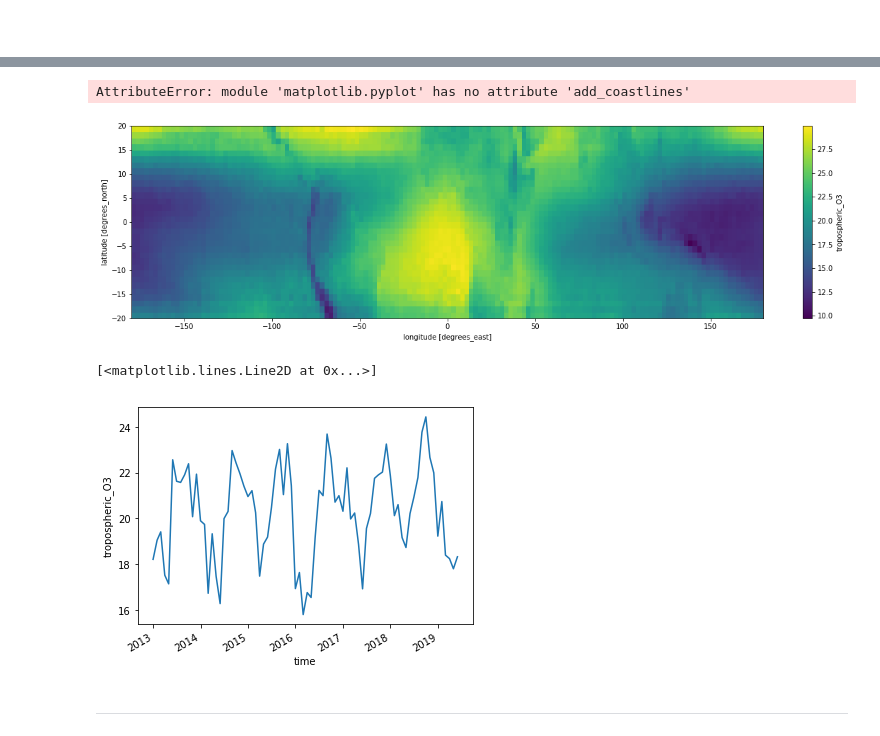
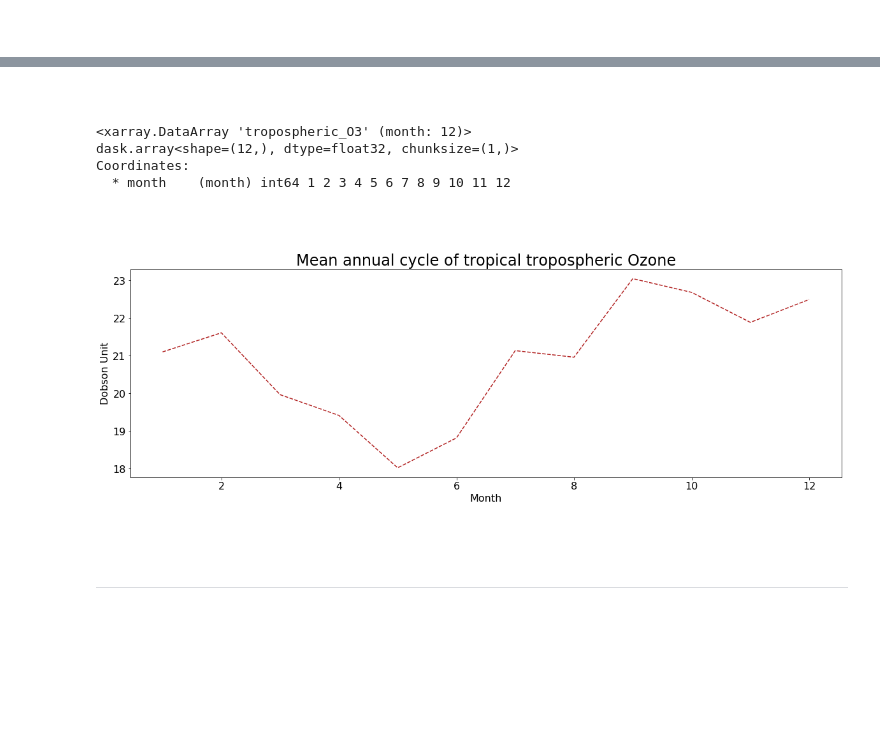
Before and after one commit to federicofierli1/LTPy_Notebooks_satellite_copernicus, a Jupyter notebook: 32_ltpy_v01_AC_SAF_L3_case_study.ipynb, the cells around one changed output, grey strips where cells are left out. Cells and saved outputs as stored; diff of their text form; code cells hidden in the pictures; blank space fills up the shorter version.

```diff
--- a/32_ltpy_v01_AC_SAF_L3_case_study.ipynb
+++ b/32_ltpy_v01_AC_SAF_L3_case_study.ipynb
@@ -273,28 +412,31 @@ visualize_map(o3_assigned.tropospheric_O3, month, ccrs.PlateCarree(), 42,title,
+# %% [markdown]
+<br>
+# %%
+o3_annual_cycle = o3_assigned.groupby('time.month').mean('time')
+
+o3_annual_cycle_average = o3_annual_cycle['tropospheric_O3'].mean(dim={'latitude', 'longitude'})
+o3_annual_cycle_average
+# %% [output]
+<xarray.DataArray 'tropospheric_O3' (month: 12)>
+dask.array<shape=(12,), dtype=float32, chunksize=(1,)>
+Coordinates:
+  * month    (month) int64 1 2 3 4 5 6 7 8 9 10 11 12
+# %% [markdown]
+<br>
 # %%
-fig = plt.figure(figsize=(20,5))
-
-o3_tropo = o3_assigned['tropospheric_O3']
-o3_tropo.mean(dim={'time'}).plot(label='Tropical tropospheric ozone')
-plt.add_coastlines()
-#o3_tropo.max(dim={'time'}).plot(color='red', linestyle='dashed', label='Tropical tropospheric ozone')
-#o3_tropo.min(dim={'time'}).plot(color='green', linestyle='dashed', label='Tropical tropospheric ozone')
+fig = plt.figure(figsize=(20,6))
+o3_annual_cycle_average.plot.line(color='firebrick', linestyle='dashed')
 
 plt.xticks(fontsize=16)
 plt.yticks(fontsize=16)
-plt.title("Tropical tropospheric ozone - 2013-2017", fontsize=24)
+plt.title("Mean annual cycle of tropical tropospheric Ozone", fontsize=24)
 plt.ylabel('Dobson Unit', fontsize=16)
 plt.xlabel('Month', fontsize=16)
-plt.legend(fontsize=16,loc=1)
 plt.show()
 # %% [output]
-AttributeError: module 'matplotlib.pyplot' has no attribute 'add_coastlines'
-[figure, old version]
+[figure, new version]
-# %%
-o3_tropo = o3_assigned['tropospheric_O3']
-o3_tropo.mean(dim={'latitude', 'longitude'}).plot()
-# %% [output]
-[<matplotlib.lines.Line2D at 0x...>]
-[figure, removed]
+# %% [markdown]
+<br>
 # %% [markdown]
 <hr>
 # %% [markdown]
```
Also changed, not shown: parts of 18 cells of this notebook, 3 other files.
